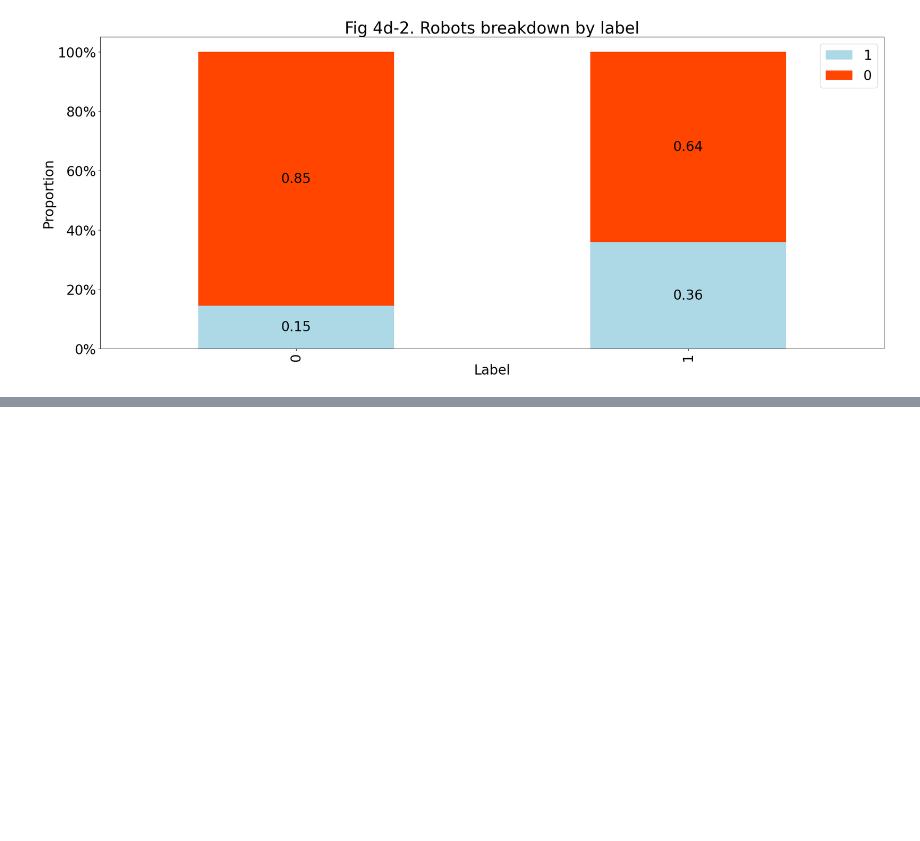
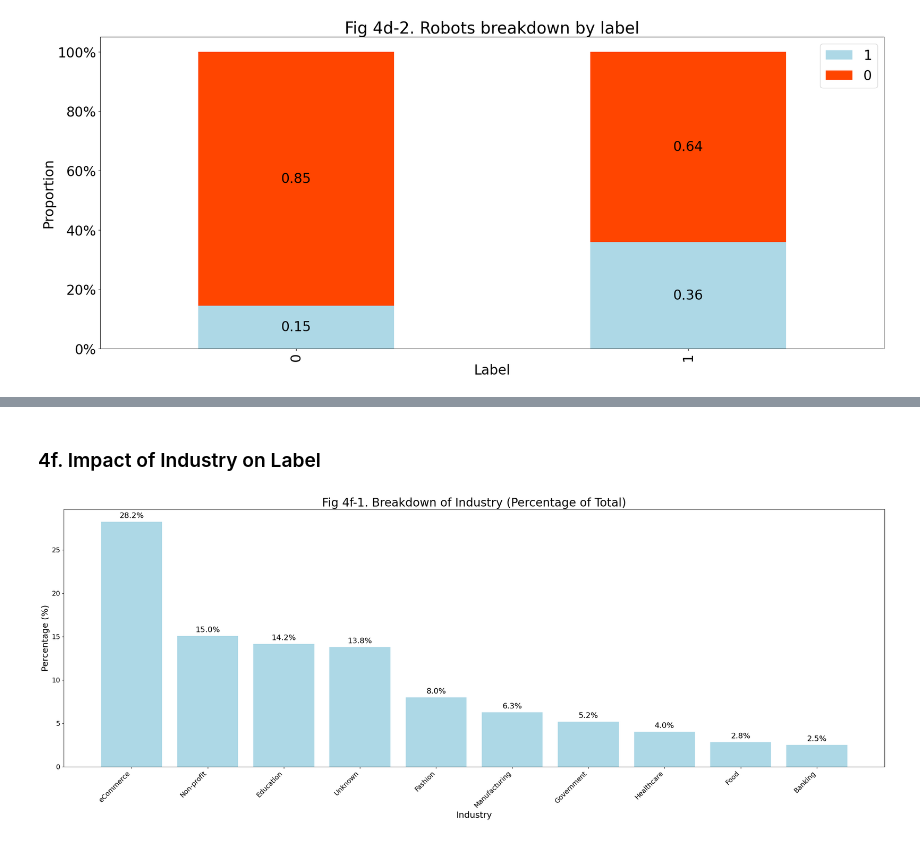
Before and after one commit to yhcchan/aiap22-colin-chan-yip-hang-961g, a Jupyter notebook: eda.ipynb, the cells around one changed output, grey strips where cells are left out. Saved outputs shown, nothing was run; the diff lists cells and outputs as text; code cells hidden in the pictures; blank space fills up the shorter version.

```diff
--- a/eda.ipynb
+++ b/eda.ipynb
@@ -599,0 +685,23 @@ chisq(df, "Robots", "label")
+# %% [markdown]
+### 4f. Impact of Industry on Label
+# %%
+# Show Industry breakdown as percentage of total
+
+plt.figure(figsize=(25,10))
+plt.title("Fig 4f-1. Breakdown of Industry (Percentage of Total)", fontsize=24)
+industry_counts = df.Industry.value_counts(normalize=True) * 100
+bars = plt.bar(industry_counts.index, industry_counts.values, color='lightblue')
+plt.ylabel('Percentage (%)', fontsize=18)
+plt.xlabel('Industry', fontsize=18)
+plt.xticks(rotation=45, ha='right', fontsize=14)
+plt.yticks(fontsize=14)
+
+# Add percentage labels on top of bars
+for bar in bars:
+    yval = bar.get_height()
+    plt.text(bar.get_x() + bar.get_width()/2, yval + max(industry_counts.values)*0.01, f"{yval:.1f}%", ha='center', va='bottom', fontsize=16)
+
+plt.tight_layout()
+plt.show()
+# %% [output]
+[figure, added]
```
Also changed, not shown: parts of 20 cells of this notebook.
